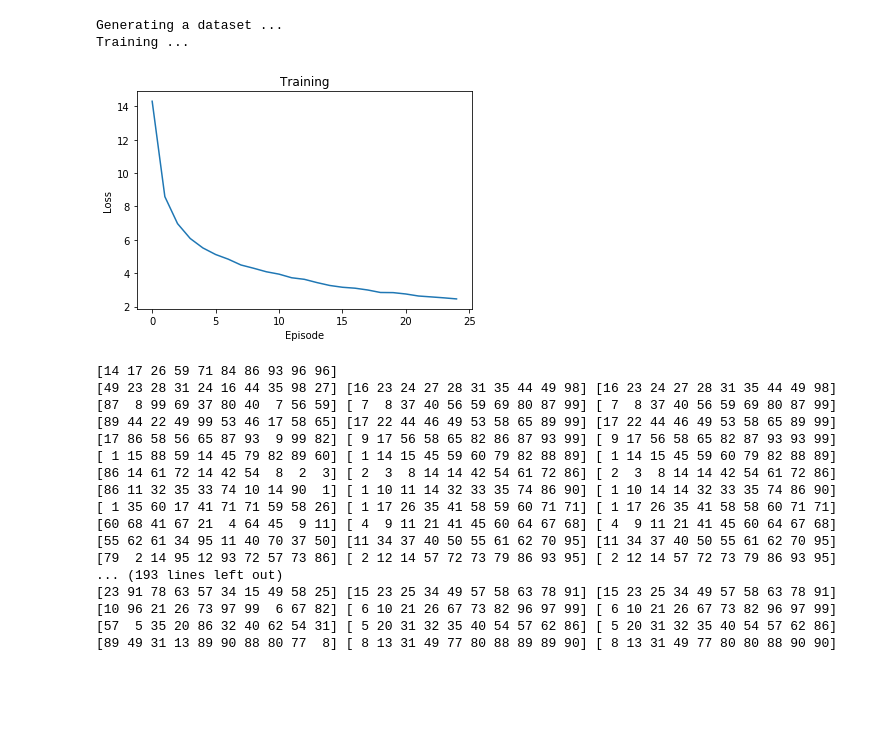
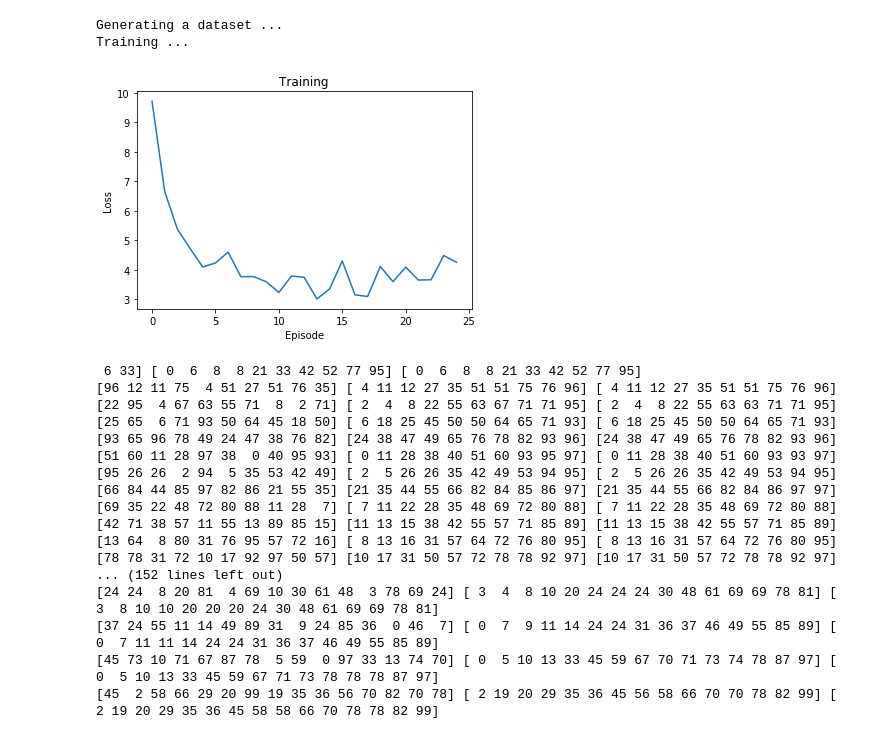
Before and after one commit to fmstam/seq2seq_with_deep_attention, a Jupyter notebook: pointer_net_example.ipynb, the cells around one changed output. Drawn from its saved outputs; the diff is of its cells as text; code cells hidden in the pictures; blank space fills up the shorter version.

Commit message:
testing pointer networks

```diff
--- a/pointer_net_example.ipynb
+++ b/pointer_net_example.ipynb
@@ -39,7 +39,7 @@ random_seed = torch.manual_seed(45)
 # constants
 IN_FEATURES = 1 # depends on the demnationality of the input
 HIDDEN_SIZE = 256
-BATCH_SIZE = 64
+BATCH_SIZE = 32
 RANGE = [0, 100]
 SOS_SYMBOL = -1 # start of sequence symbol
 DATASET_SIZE = 50000
@@ -88,7 +88,7 @@ def main():
 
     # loss function and optimizer
     loss_function = nn.NLLLoss()
-    opitmizer = optim.Adam(pointer_network.parameters(), lr=0.00005)
+    opitmizer = optim.Adam(pointer_network.parameters(), lr=0.0005)
 
     ################## Training #############
     print('Training ...')
@@ -123,50 +123,68 @@ def main():
             # uncomment this line to check how store all training tuples
             #samples.append((target_seq.detach().cpu().numpy(), pointers.detach().cpu().numpy()))
         epochs_loss.append(sum(losses) / len(losses))
 
     # plot loss
     plt.figure()
     plt.title("Training")
     plt.plot(epochs_loss)
     plt.xlabel('Episode')
     plt.ylabel('Loss')
     plt.show(block=False)
 
-    ################## Training #############
-    print('\nValidation ...')
+    ################## Validation #############
+    print('\n\n\nValidation ...')
     print('\ninput\ttarget\tpointer')
     pointer_network.eval()
     for batch, target_sequences in validation_dataloader:
         if batch.shape[0] < BATCH_SIZE:
             break # ingonre last small batch, can be padded although
         batch = batch.unsqueeze(2).float() # add another dim for features
         attentions, pointers = pointer_network(batch)
 
         pointers = pointers.detach().cpu().numpy().astype(int)
         input_sequences = batch.squeeze(2).detach().cpu().numpy().astype(int)
         for input_seq, target_seq, pointer in zip(input_sequences, target_sequences, pointers):
             print(input_seq, input_seq[target_seq], input_seq[pointer])
 
+     ################## Testing #############
+    print('\n\n\n Testing of higher length 15')
+    ds = SortingDataset(range_=RANGE, lengths=[15], SOS_SYMBOL=SOS_SYMBOL, num_instances=100)
+    test_dataloader = DataLoader(ds,
+                            batch_size=BATCH_SIZE,
+                            num_workers=0)
+    for batch, target_sequences in test_dataloader:
+        if batch.shape[0] < BATCH_SIZE:
+            break # ingonre last small batch, can be padded although
+        batch = batch.unsqueeze(2).float() # add another dim for features
+        attentions, pointers = pointer_network(batch)
+
+        pointers = pointers.detach().cpu().numpy().astype(int)
+        input_sequences = batch.squeeze(2).detach().cpu().numpy().astype(int)
+        for input_seq, target_seq, pointer in zip(input_sequences, target_sequences, pointers):
+            print(input_seq, input_seq[target_seq], input_seq[pointer])
+
+
 if __name__ is '__main__':
     main()
 # %% [output]
 Generating a dataset ...
 Training ...
-[figure, old version]
+[figure, new version]
-[14 17 26 59 71 84 86 93 96 96]
-[49 23 28 31 24 16 44 35 98 27] [16 23 24 27 28 31 35 44 49 98] [16 23 24 27 28 31 35 44 49 98]
-[87  8 99 69 37 80 40  7 56 59] [ 7  8 37 40 56 59 69 80 87 99] [ 7  8 37 40 56 59 69 80 87 99]
-[89 44 22 49 99 53 46 17 58 65] [17 22 44 46 49 53 58 65 89 99] [17 22 44 46 49 53 58 65 89 99]
-[17 86 58 56 65 87 93  9 99 82] [ 9 17 56 58 65 82 86 87 93 99] [ 9 17 56 58 65 82 87 93 93 99]
-[ 1 15 88 59 14 45 79 82 89 60] [ 1 14 15 45 59 60 79 82 88 89] [ 1 14 15 45 59 60 79 82 88 89]
-[86 14 61 72 14 42 54  8  2  3] [ 2  3  8 14 14 42 54 61 72 86] [ 2  3  8 14 14 42 54 61 72 86]
-[86 11 32 35 33 74 10 14 90  1] [ 1 10 11 14 32 33 35 74 86 90] [ 1 10 14 14 32 33 35 74 86 90]
-[ 1 35 60 17 41 71 71 59 58 26] [ 1 17 26 35 41 58 59 60 71 71] [ 1 17 26 35 41 58 58 60 71 71]
-[60 68 41 67 21  4 64 45  9 11] [ 4  9 11 21 41 45 60 64 67 68] [ 4  9 11 21 41 45 60 64 67 68]
-[55 62 61 34 95 11 40 70 37 50] [11 34 37 40 50 55 61 62 70 95] [11 34 37 40 50 55 61 62 70 95]
-[79  2 14 95 12 93 72 57 73 86] [ 2 12 14 57 72 73 79 86 93 95] [ 2 12 14 57 72 73 79 86 93 95]
-... (193 lines left out)
-[23 91 78 63 57 34 15 49 58 25] [15 23 25 34 49 57 58 63 78 91] [15 23 25 34 49 57 58 63 78 91]
-[10 96 21 26 73 97 99  6 67 82] [ 6 10 21 26 67 73 82 96 97 99] [ 6 10 21 26 67 73 82 96 97 99]
-[57  5 35 20 86 32 40 62 54 31] [ 5 20 31 32 35 40 54 57 62 86] [ 5 20 31 32 35 40 54 57 62 86]
-[89 49 31 13 89 90 88 80 77  8] [ 8 13 31 49 77 80 88 89 89 90] [ 8 13 31 49 77 80 80 88 90 90]
+ 6 33] [ 0  6  8  8 21 33 42 52 77 95] [ 0  6  8  8 21 33 42 52 77 95]
+[96 12 11 75  4 51 27 51 76 35] [ 4 11 12 27 35 51 51 75 76 96] [ 4 11 12 27 35 51 51 75 76 96]
+[22 95  4 67 63 55 71  8  2 71] [ 2  4  8 22 55 63 67 71 71 95] [ 2  4  8 22 55 63 63 71 71 95]
+[25 65  6 71 93 50 64 45 18 50] [ 6 18 25 45 50 50 64 65 71 93] [ 6 18 25 45 50 50 64 65 71 93]
+[93 65 96 78 49 24 47 38 76 82] [24 38 47 49 65 76 78 82 93 96] [24 38 47 49 65 76 78 82 93 96]
+[51 60 11 28 97 38  0 40 95 93] [ 0 11 28 38 40 51 60 93 95 97] [ 0 11 28 38 40 51 60 93 93 97]
+[95 26 26  2 94  5 35 53 42 49] [ 2  5 26 26 35 42 49 53 94 95] [ 2  5 26 26 35 42 49 53 94 95]
+[66 84 44 85 97 82 86 21 55 35] [21 35 44 55 66 82 84 85 86 97] [21 35 44 55 66 82 84 86 97 97]
+[69 35 22 48 72 80 88 11 28  7] [ 7 11 22 28 35 48 69 72 80 88] [ 7 11 22 28 35 48 69 72 80 88]
+[42 71 38 57 11 55 13 89 85 15] [11 13 15 38 42 55 57 71 85 89] [11 13 15 38 42 55 57 71 85 89]
+[13 64  8 80 31 76 95 57 72 16] [ 8 13 16 31 57 64 72 76 80 95] [ 8 13 16 31 57 64 72 76 80 95]
+[78 78 31 72 10 17 92 97 50 57] [10 17 31 50 57 72 78 78 92 97] [10 17 31 50 57 72 78 78 92 97]
+... (152 lines left out)
+[24 24  8 20 81  4 69 10 30 61 48  3 78 69 24] [ 3  4  8 10 20 24 24 24 30 48 61 69 69 78 81] [ 3  8 10 10 20 20 20 24 30 48 61 69 69 78 81]
+[37 24 55 11 14 49 89 31  9 24 85 36  0 46  7] [ 0  7  9 11 14 24 24 31 36 37 46 49 55 85 89] [ 0  7 11 11 14 24 24 31 36 37 46 49 55 85 89]
+[45 73 10 71 67 87 78  5 59  0 97 33 13 74 70] [ 0  5 10 13 33 45 59 67 70 71 73 74 78 87 97] [ 0  5 10 13 33 45 59 67 71 73 78 78 78 87 97]
+[45  2 58 66 29 20 99 19 35 36 56 70 82 70 78] [ 2 19 20 29 35 36 45 56 58 66 70 70 78 82 99] [ 2 19 20 29 35 36 45 58 58 66 70 78 78 82 99]
```
Also changed, not shown: 1 other file.
